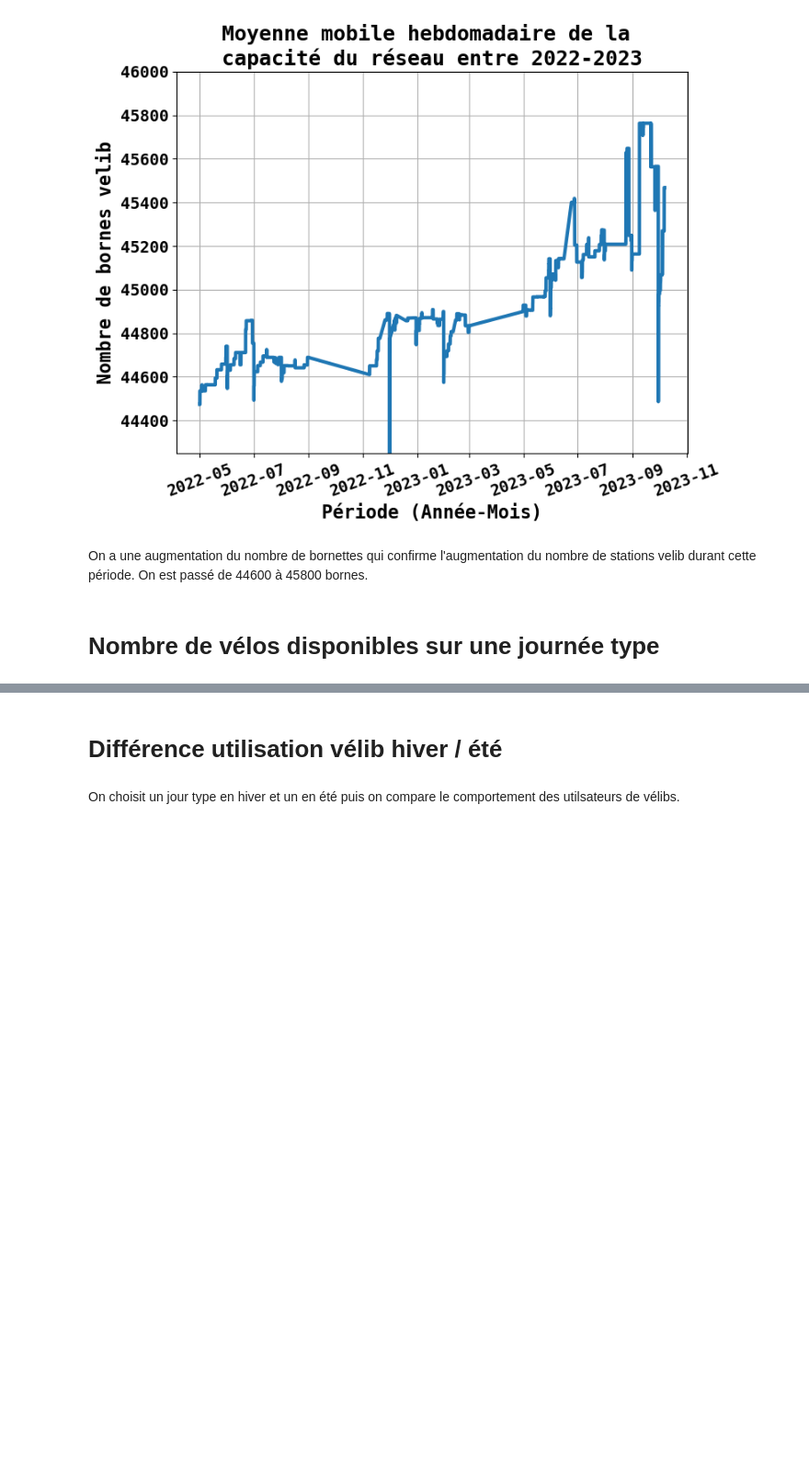
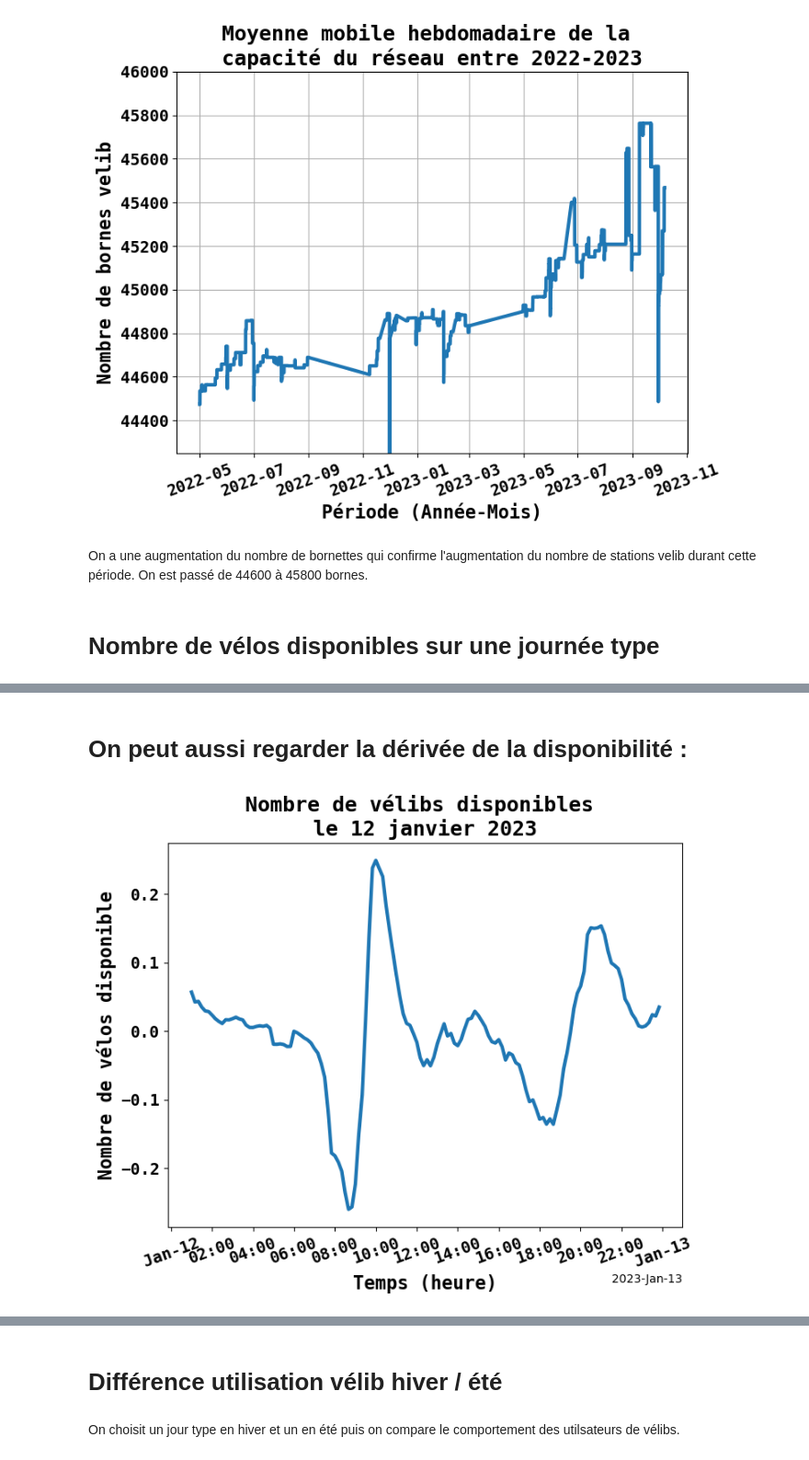
Before and after one commit to AntoineVAUNAT/Velib_JO, a Jupyter notebook: Analyse_temporelle.ipynb, the cells around one changed output, grey strips where cells are left out. Shown at 92% size. Drawn from its saved outputs; the diff is of its cells as text; code cells hidden in the pictures; blank space fills up the shorter version.

```diff
--- a/Analyse_temporelle.ipynb
+++ b/Analyse_temporelle.ipynb
@@ -264,0 +292,33 @@ plt.show()
+# %% [markdown]
+# On peut aussi regarder la dérivée de la disponibilité :
+# %%
+import matplotlib.dates as mdates
+
+start_date = dt.datetime(2023, 1, 12) + pd.DateOffset(days=0)
+end_date   = dt.datetime(2023, 1, 12) + pd.DateOffset(days=1)
+mask = (df_time.index>= start_date) & (df_time.index <= end_date)
+
+
+fig, ax = plt.subplots(figsize = (8,6))
+
+locator = mdates.AutoDateLocator(minticks=12, maxticks=20)
+formatter = mdates.ConciseDateFormatter(locator)
+ax.xaxis.set_major_locator(locator)
+ax.xaxis.set_major_formatter(formatter)
+
+
+ax.set_title("Nombre de vélibs disponibles \nle 12 janvier 2023", **font_title)   # titre du graphique
+ax.set_xlabel('Temps (heure)', **font_xy_label)
+ax.set_ylabel('Nombre de vélos disponible', **font_xy_label)
+
+plt.xticks(rotation=20, **font_ticks)
+plt.yticks(**font_ticks)
+
+
+# Il suffit de faire .diff() sur la serie temporelle pour obtenir la dérivée. J'ai ici fait une moyenne mobile d'une heure
+# pour réduire le bruit mais c'est optionnelle.
+ax.plot(df_time.loc[mask, 'numbikesavailable_mean'].rolling(6).mean().diff(), linewidth=3)
+
+plt.show()
+# %% [output]
+[figure, added]
```
Also changed, not shown: parts of 12 cells of this notebook.
